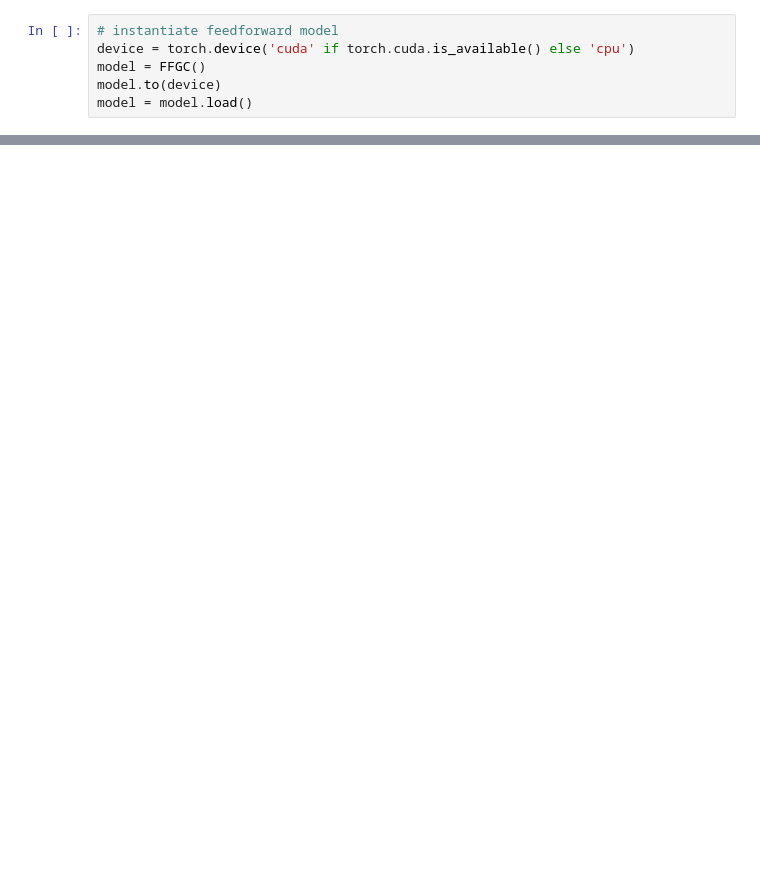
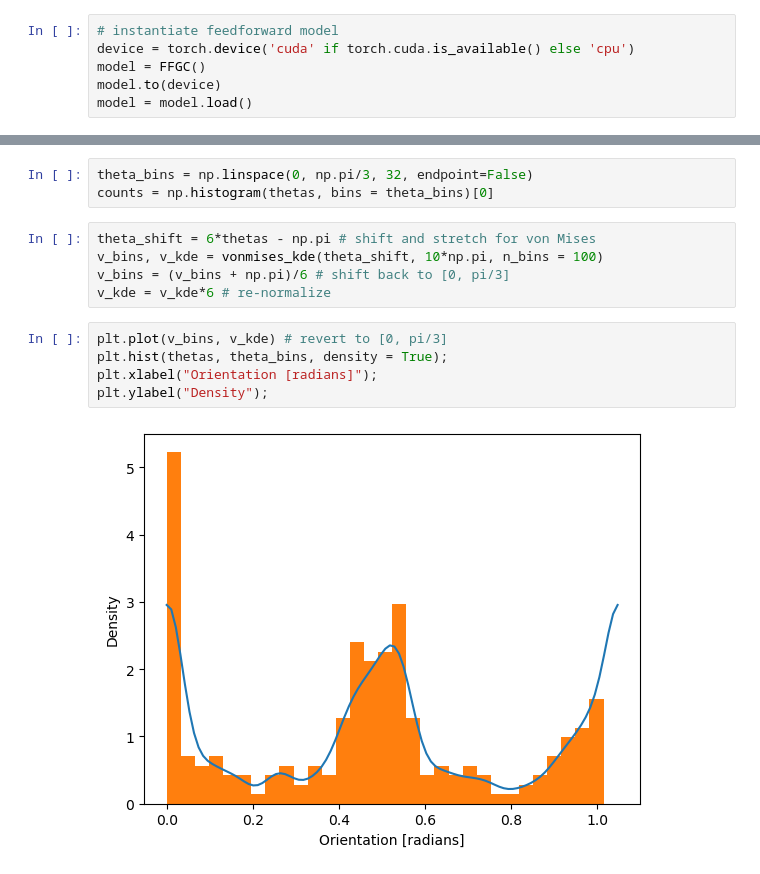
Before and after one commit to bioAI-Oslo/GridsWithoutPI, a Jupyter notebook: analyse-grids.ipynb, the cells around one changed output, grey strips where cells are left out. Saved outputs shown, nothing was run; the diff lists cells and outputs as text; blank space fills up the shorter version.

```diff
--- a/analyse-grids.ipynb
+++ b/analyse-grids.ipynb
@@ -92,0 +97,15 @@ np.max(gs)
+# %%
+theta_bins = np.linspace(0, np.pi/3, 32, endpoint=False)
+counts = np.histogram(thetas, bins = theta_bins)[0]
+# %%
+theta_shift = 6*thetas - np.pi # shift and stretch for von Mises
+v_bins, v_kde = vonmises_kde(theta_shift, 10*np.pi, n_bins = 100)
+v_bins = (v_bins + np.pi)/6 # shift back to [0, pi/3]
+v_kde = v_kde*6 # re-normalize
+# %%
+plt.plot(v_bins, v_kde) # revert to [0, pi/3]
+plt.hist(thetas, theta_bins, density = True);
+plt.xlabel("Orientation [radians]");
+plt.ylabel("Density");
+# %% [output]
+[figure, added]
```
Also changed, not shown: parts of 18 cells of this notebook.
